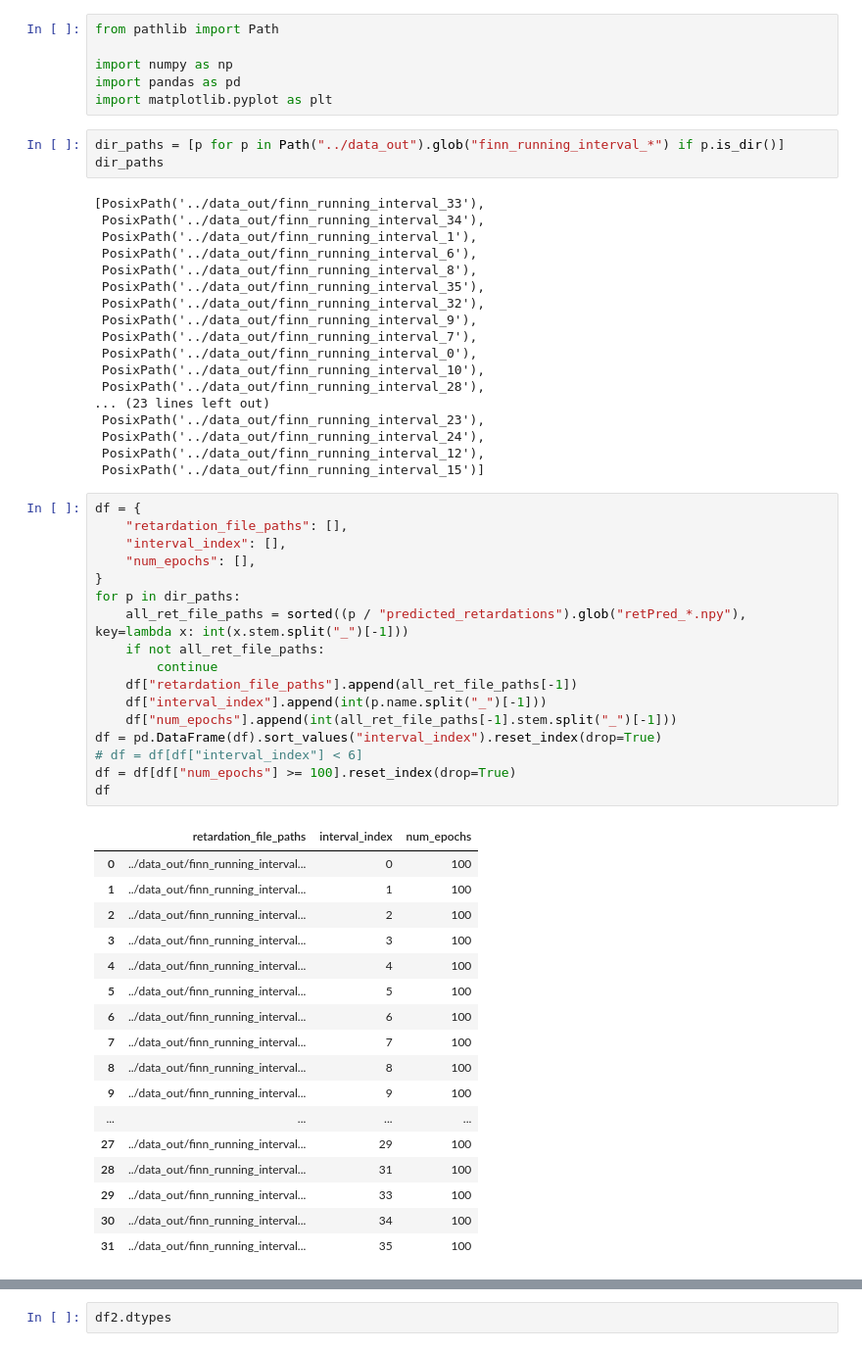
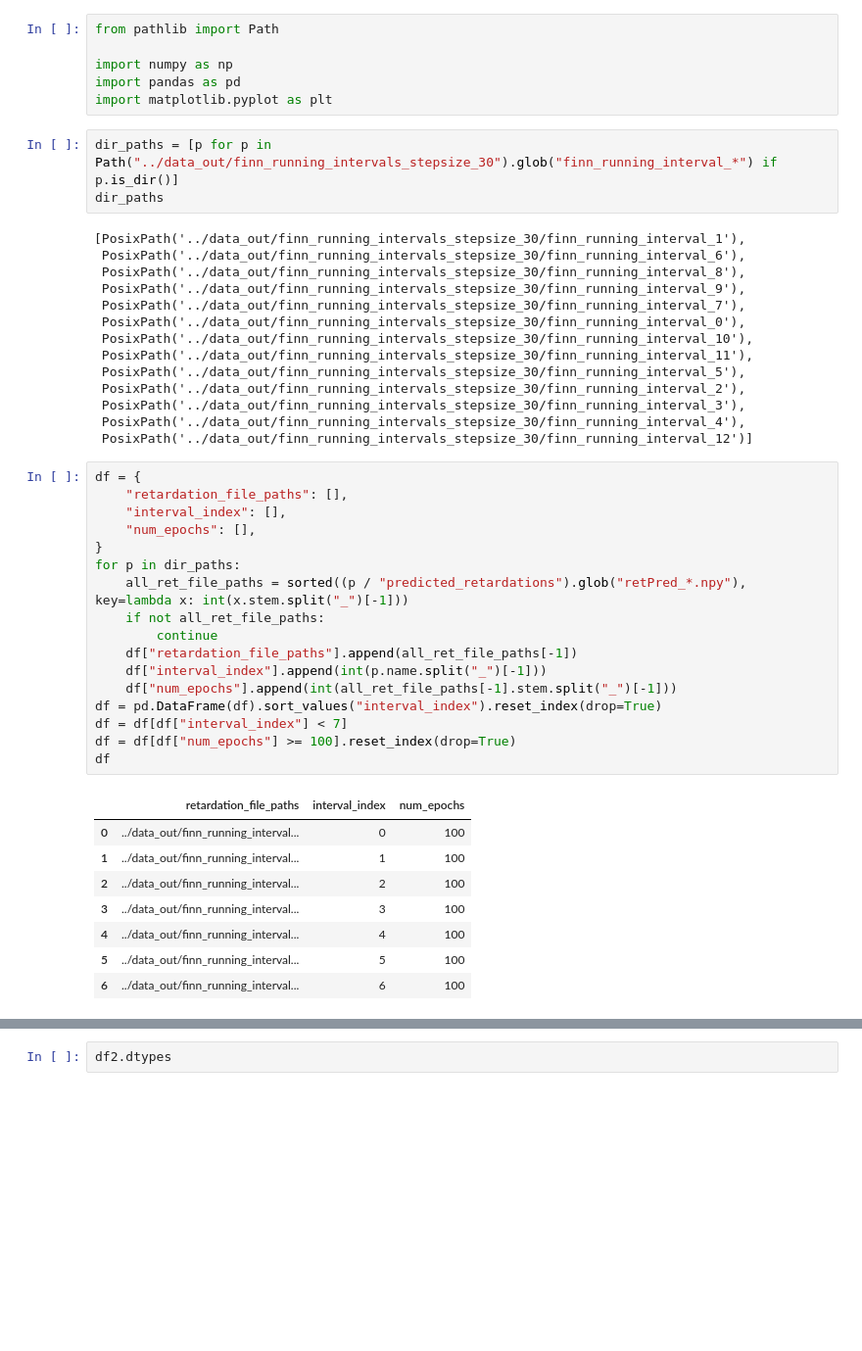
Before and after one commit to RiccardoFrenner/finn-nnpie, a Jupyter notebook: src/analyze_running_intervals.ipynb, the cells around one changed output, grey strips where cells are left out. Shown at 98% size. Saved outputs shown, nothing was run; the diff lists cells and outputs as text; blank space fills up the shorter version.

```diff
--- a/src/analyze_running_intervals.ipynb
+++ b/src/analyze_running_intervals.ipynb
@@ -9,61 +9,48 @@ import numpy as np
 import pandas as pd
 import matplotlib.pyplot as plt
 # %%
-dir_paths = [p for p in Path("../data_out").glob("finn_running_interval_*") if p.is_dir()]
+dir_paths = [p for p in Path("../data_out/finn_running_intervals_stepsize_30").glob("finn_running_interval_*") if p.is_dir()]
 dir_paths
 # %% [output]
-[PosixPath('../data_out/finn_running_interval_33'),
- PosixPath('../data_out/finn_running_interval_34'),
- PosixPath('../data_out/finn_running_interval_1'),
- PosixPath('../data_out/finn_running_interval_6'),
- PosixPath('../data_out/finn_running_interval_8'),
- PosixPath('../data_out/finn_running_interval_35'),
- PosixPath('../data_out/finn_running_interval_32'),
- PosixPath('../data_out/finn_running_interval_9'),
- PosixPath('../data_out/finn_running_interval_7'),
- PosixPath('../data_out/finn_running_interval_0'),
- PosixPath('../data_out/finn_running_interval_10'),
- PosixPath('../data_out/finn_running_interval_28'),
-... (23 lines left out)
- PosixPath('../data_out/finn_running_interval_23'),
- PosixPath('../data_out/finn_running_interval_24'),
- PosixPath('../data_out/finn_running_interval_12'),
- PosixPath('../data_out/finn_running_interval_15')]
+[PosixPath('../data_out/finn_running_intervals_stepsize_30/finn_running_interval_1'),
+ PosixPath('../data_out/finn_running_intervals_stepsize_30/finn_running_interval_6'),
+ PosixPath('../data_out/finn_running_intervals_stepsize_30/finn_running_interval_8'),
+ PosixPath('../data_out/finn_running_intervals_stepsize_30/finn_running_interval_9'),
+ PosixPath('../data_out/finn_running_intervals_stepsize_30/finn_running_interval_7'),
+ PosixPath('../data_out/finn_running_intervals_stepsize_30/finn_running_interval_0'),
+ PosixPath('../data_out/finn_running_intervals_stepsize_30/finn_running_interval_10'),
+ PosixPath('../data_out/finn_running_intervals_stepsize_30/finn_running_interval_11'),
+ PosixPath('../data_out/finn_running_intervals_stepsize_30/finn_running_interval_5'),
+ PosixPath('../data_out/finn_running_intervals_stepsize_30/finn_running_interval_2'),
+ PosixPath('../data_out/finn_running_intervals_stepsize_30/finn_running_interval_3'),
+ PosixPath('../data_out/finn_running_intervals_stepsize_30/finn_running_interval_4'),
+ PosixPath('../data_out/finn_running_intervals_stepsize_30/finn_running_interval_12')]
 # %%
 df = {
     "retardation_file_paths": [],
     "interval_index": [],
     "num_epochs": [],
 }
 for p in dir_paths:
     all_ret_file_paths = sorted((p / "predicted_retardations").glob("retPred_*.npy"), key=lambda x: int(x.stem.split("_")[-1]))
     if not all_ret_file_paths:
         continue
     df["retardation_file_paths"].append(all_ret_file_paths[-1])
     df["interval_index"].append(int(p.name.split("_")[-1]))
     df["num_epochs"].append(int(all_ret_file_paths[-1].stem.split("_")[-1]))
 df = pd.DataFrame(df).sort_values("interval_index").reset_index(drop=True)
-# df = df[df["interval_index"] < 6]
+df = df[df["interval_index"] < 7]
 df = df[df["num_epochs"] >= 100].reset_index(drop=True)
 df
 # %% [output]
 |  | retardation_file_paths | interval_index | num_epochs |
 | 0 | ../data_out/finn_running_interval... | 0 | 100 |
 | 1 | ../data_out/finn_running_interval... | 1 | 100 |
 | 2 | ../data_out/finn_running_interval... | 2 | 100 |
 | 3 | ../data_out/finn_running_interval... | 3 | 100 |
 | 4 | ../data_out/finn_running_interval... | 4 | 100 |
 | 5 | ../data_out/finn_running_interval... | 5 | 100 |
 | 6 | ../data_out/finn_running_interval... | 6 | 100 |
-| 7 | ../data_out/finn_running_interval... | 7 | 100 |
-| 8 | ../data_out/finn_running_interval... | 8 | 100 |
-| 9 | ../data_out/finn_running_interval... | 9 | 100 |
-| ... | ... | ... | ... |
-| 27 | ../data_out/finn_running_interval... | 29 | 100 |
-| 28 | ../data_out/finn_running_interval... | 31 | 100 |
-| 29 | ../data_out/finn_running_interval... | 33 | 100 |
-| 30 | ../data_out/finn_running_interval... | 34 | 100 |
-| 31 | ../data_out/finn_running_interval... | 35 | 100 |
 # %%
 df2 = df.copy()
 df2["ret"] = df["retardation_file_paths"].apply(lambda p: np.load(p).ravel())
```
Also changed, not shown: parts of 3 cells of this notebook, 4 other files.
